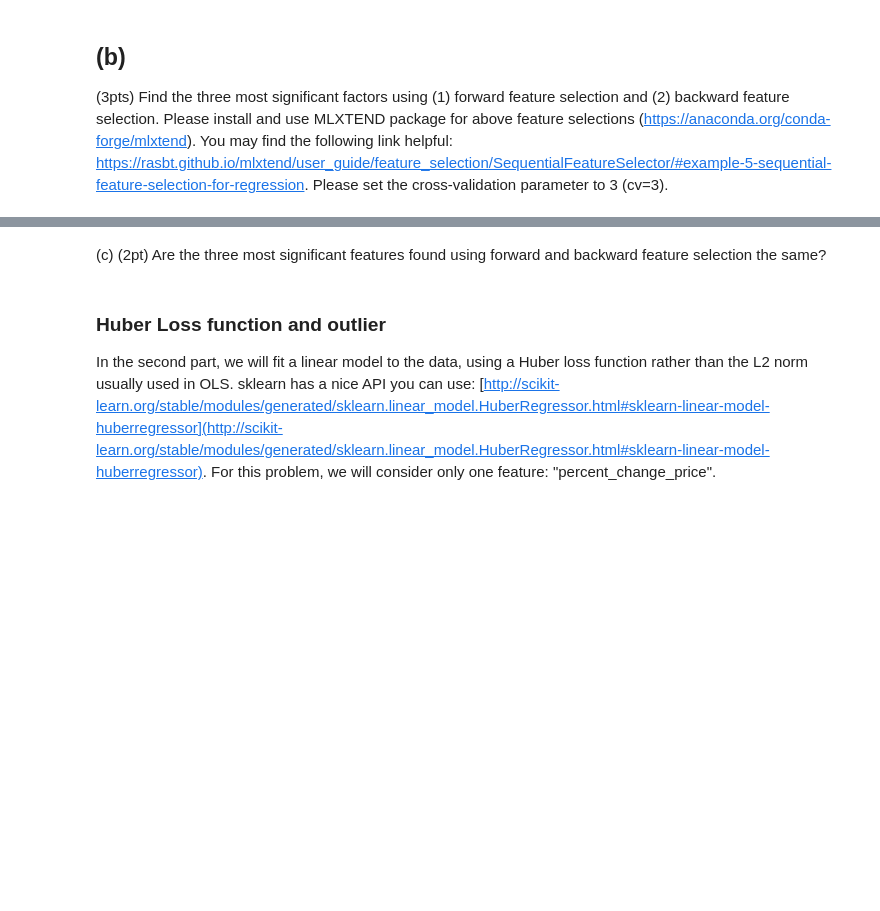
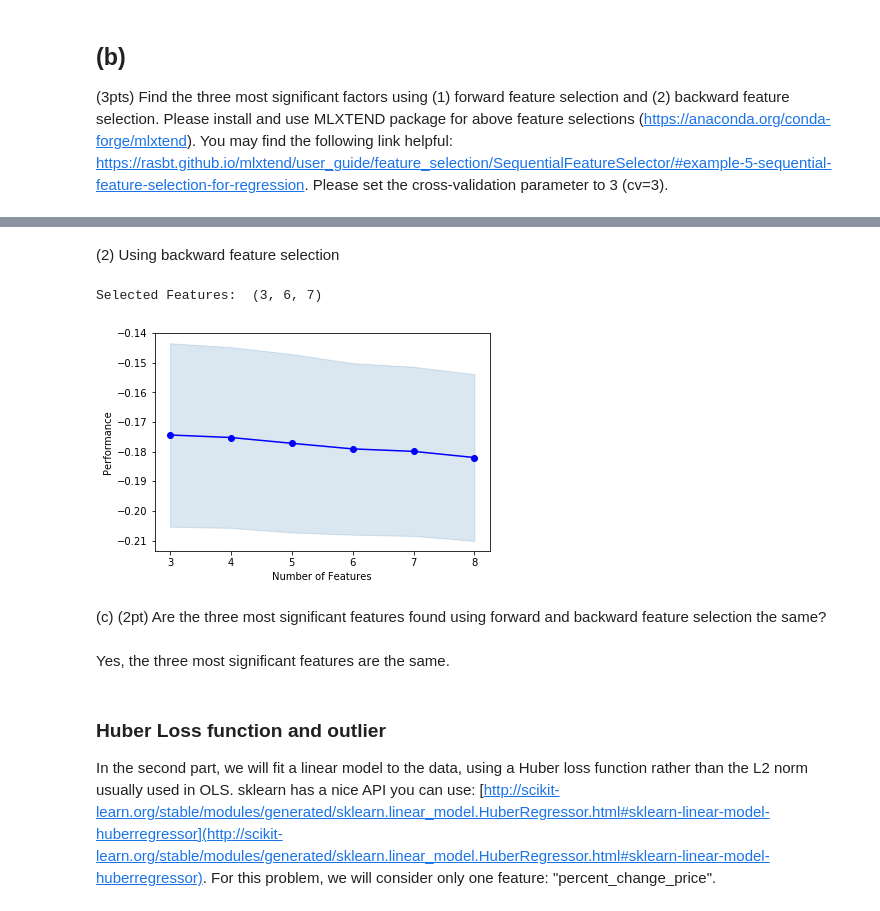
Before and after one commit to jsigee87/data_science_principles, a Jupyter notebook: hw_2/HW2.ipynb, the cells around one changed output, grey strips where cells are left out. Saved outputs shown, nothing was run; the diff lists cells and outputs as text; code cells hidden in the pictures; blank space fills up the shorter version.

```diff
--- a/hw_2/HW2.ipynb
+++ b/hw_2/HW2.ipynb
@@ -403,5 +420,23 @@ ImportError: No module named 'mlxtend'
+# %% [markdown]
+(2) Using backward feature selection
+# %%
+sfs1 = SFS(lr,
+          k_features=3,
+          forward=False,
+          floating=False,
+          scoring='neg_mean_squared_error',
+          cv=3)
+
+sfs1 = sfs1.fit(X_train.values, y_train.values)
+fig = plot_sfs(sfs1.get_metric_dict(), kind='std_err')
+print("Selected Features: ", sfs1.k_feature_idx_)
+# %% [output]
+Selected Features:  (3, 6, 7)
+[figure, added]
 # %% [markdown]
 (c) (2pt) Are the three most significant features found using forward and backward feature selection the same?
+# %% [markdown]
+Yes, the three most significant features are the same.
 # %% [markdown]
 ### Huber Loss function and outlier
 
```
Also changed, not shown: parts of 11 cells of this notebook.
